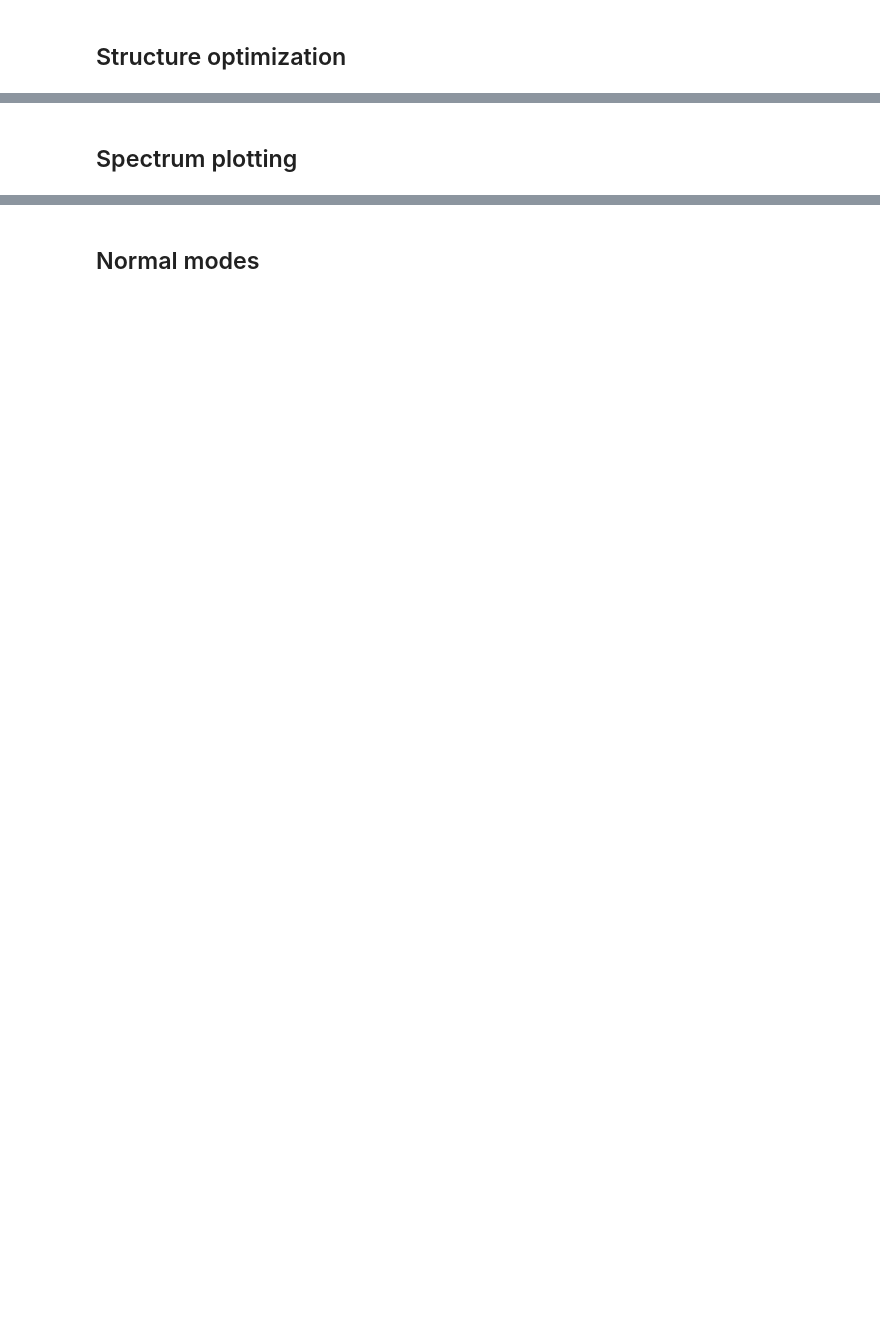
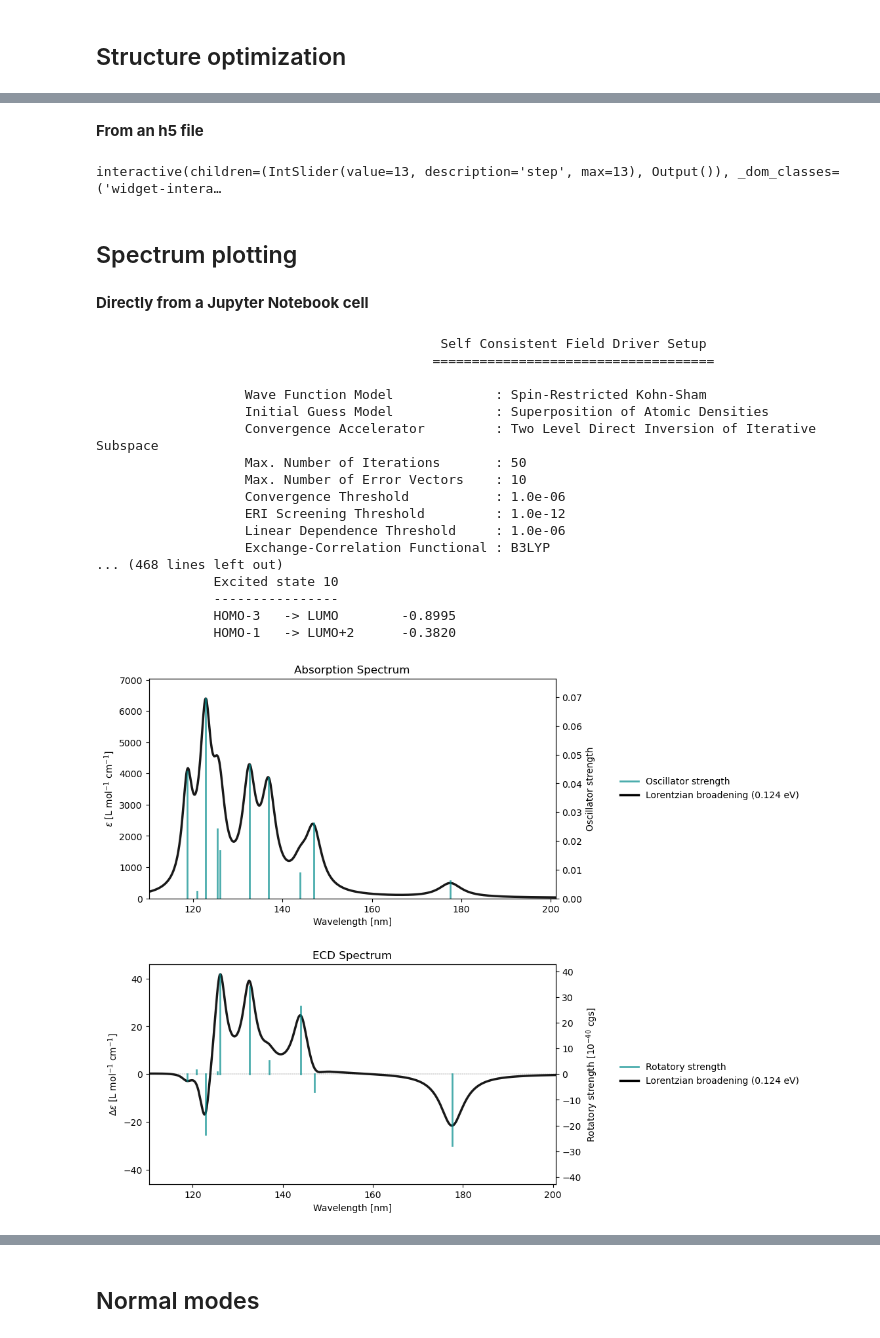
Before and after one commit to kthpanor/vlxman, a Jupyter notebook: docs/vis.ipynb, the cells around one changed output, grey strips where cells are left out. Drawn from its saved outputs; the diff is of its cells as text; code cells hidden in the pictures; blank space fills up the shorter version.

```diff
--- a/docs/vis.ipynb
+++ b/docs/vis.ipynb
@@ -41,2 +52,42 @@ def read_from_h5(filename, label="rsp"):
+# %% [markdown]
+**From an h5 file**
+# %%
+opt_results = vlx.checkpoint.read_results("../output_files/bithio-S0-opt.h5", label="opt")
+opt_drv.show_convergence(opt_results)
+# %% [output]
+interactive(children=(IntSlider(value=13, description='step', max=13), Output()), _dom_classes=('widget-intera…
 # %% [markdown]
 ## Spectrum plotting
+# %% [markdown]
+**Directly from a Jupyter Notebook cell**
+# %%
+molecule = vlx.Molecule.read_smiles('CCO')
+basis = vlx.MolecularBasis.read(molecule, 'def2-svp')
+
+scf_drv = vlx.ScfRestrictedDriver()
+scf_drv.xcfun = 'b3lyp'
+results = scf_drv.compute(molecule, basis)
+
+rsp_drv = vlx.lreigensolver.LinearResponseEigenSolver()
+rsp_drv.update_settings({"nstates": 10})
+rsp_results = rsp_drv.compute(molecule, basis, results)
+rsp_drv.plot(rsp_results)
+# %% [output]
+                                            Self Consistent Field Driver Setup
+                                           ====================================
+
+                   Wave Function Model             : Spin-Restricted Kohn-Sham
+                   Initial Guess Model             : Superposition of Atomic Densities
+                   Convergence Accelerator         : Two Level Direct Inversion of Iterative Subspace
+                   Max. Number of Iterations       : 50
+                   Max. Number of Error Vectors    : 10
+                   Convergence Threshold           : 1.0e-06
+                   ERI Screening Threshold         : 1.0e-12
+                   Linear Dependence Threshold     : 1.0e-06
+                   Exchange-Correlation Functional : B3LYP
+... (468 lines left out)
+               Excited state 10
+               ----------------
+               HOMO-3   -> LUMO        -0.8995
+               HOMO-1   -> LUMO+2      -0.3820
+[figure, added]
```
Also changed, not shown: parts of 8 cells of this notebook, 6 other files.
